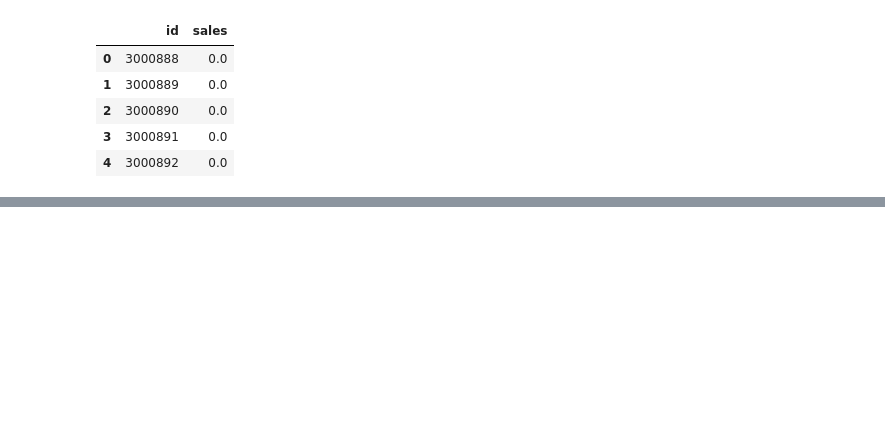
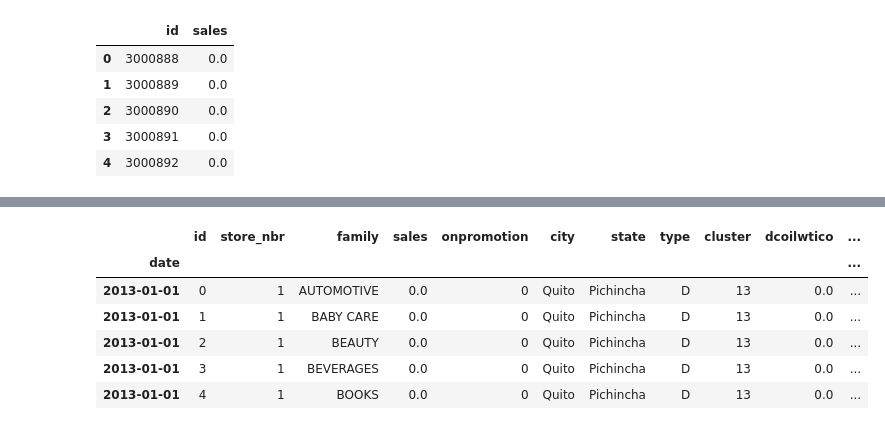
Before and after one commit to Yussufkadir/Store-Sales-Prediction, a Jupyter notebook: sales-forecast.ipynb, the cells around one changed output, grey strips where cells are left out. Drawn from its saved outputs; the diff is of its cells as text; code cells hidden in the pictures; blank space fills up the shorter version.

```diff
--- a/sales-forecast.ipynb
+++ b/sales-forecast.ipynb
@@ -71,0 +86,15 @@ memory usage: 137.4+ MB
+# %%
+df['weekdays'] = df.index.dayofweek
+df['month'] = df.index.month
+df['year'] = df.index.year
+
+df['is_weekend'] = (df.index.dayofweek > 5).astype(int)
+df.head()
+# %% [output]
+|  | id | store_nbr | family | sales | onpromotion | city | state | type | cluster | dcoilwtico | ... |
+| date |  |  |  |  |  |  |  |  |  |  | ... |
+| 2013-01-01 | 0 | 1 | AUTOMOTIVE | 0.0 | 0 | Quito | Pichincha | D | 13 | 0.0 | ... |
+| 2013-01-01 | 1 | 1 | BABY CARE | 0.0 | 0 | Quito | Pichincha | D | 13 | 0.0 | ... |
+| 2013-01-01 | 2 | 1 | BEAUTY | 0.0 | 0 | Quito | Pichincha | D | 13 | 0.0 | ... |
+| 2013-01-01 | 3 | 1 | BEVERAGES | 0.0 | 0 | Quito | Pichincha | D | 13 | 0.0 | ... |
+| 2013-01-01 | 4 | 1 | BOOKS | 0.0 | 0 | Quito | Pichincha | D | 13 | 0.0 | ... |
```
Also changed, not shown: parts of 34 cells of this notebook.
